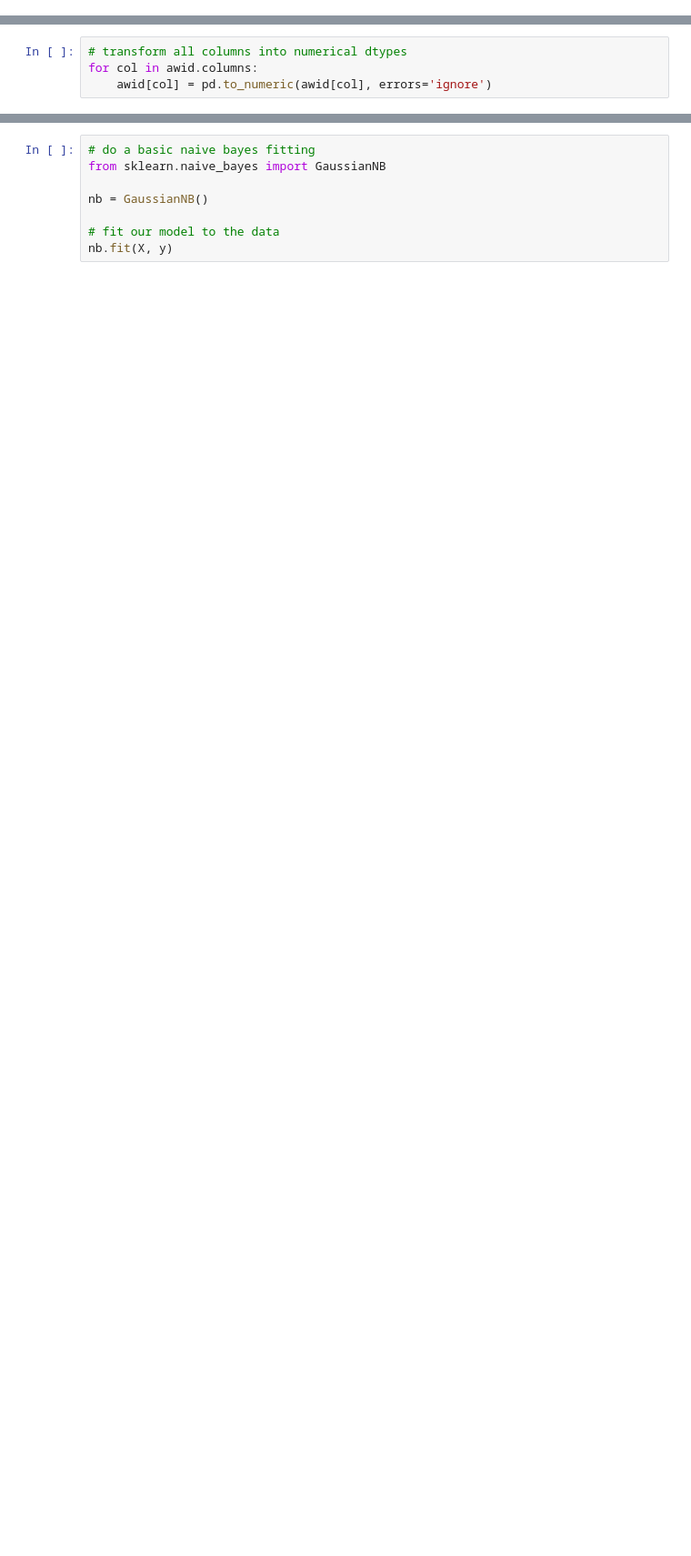
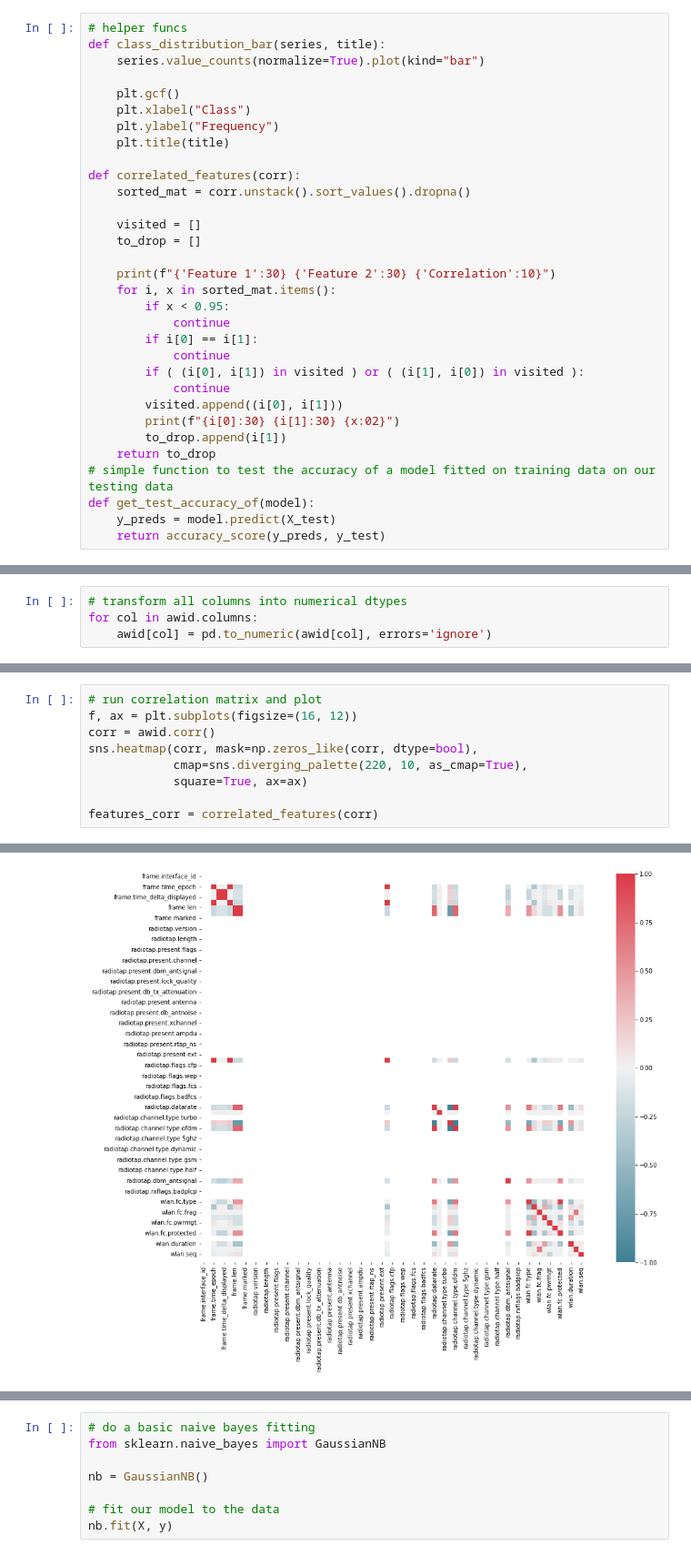
Before and after one commit to VascoRegal/ML-cybersecurity, a Jupyter notebook: main.ipynb, the cells around one changed output, grey strips where cells are left out. Shown at 91% size. Saved outputs shown, nothing was run; the diff lists cells and outputs as text; blank space fills up the shorter version.

```diff
--- a/main.ipynb
+++ b/main.ipynb
@@ -13,3 +12,35 @@ ModuleNotFoundError: No module named 'tensorflow'
+# %%
+# helper funcs
+def class_distribution_bar(series, title):
+    series.value_counts(normalize=True).plot(kind="bar")
+
+    plt.gcf()
+    plt.xlabel("Class")
+    plt.ylabel("Frequency")
+    plt.title(title)
+
+def correlated_features(corr):
+    sorted_mat = corr.unstack().sort_values().dropna()
+
+    visited = []
+    to_drop = []
+
+    print(f"{'Feature 1':30} {'Feature 2':30} {'Correlation':10}")
+    for i, x in sorted_mat.items():
+        if x < 0.95:
+            continue
+        if i[0] == i[1]:
+            continue
+        if ( (i[0], i[1]) in visited ) or ( (i[1], i[0]) in visited ):
+            continue
+        visited.append((i[0], i[1]))
+        print(f"{i[0]:30} {i[1]:30} {x:02}")
+        to_drop.append(i[1])
+    return to_drop
+# simple function to test the accuracy of a model fitted on training data on our testing data
+def get_test_accuracy_of(model):
+    y_preds = model.predict(X_test)
+    return accuracy_score(y_preds, y_test)
 # %%
 # http://icsdweb.aegean.gr/awid/features.html
 
@@ -285,0 +332,10 @@ plt.title("Class Distribution")
+# %%
+# run correlation matrix and plot
+f, ax = plt.subplots(figsize=(16, 12))
+corr = awid.corr()
+sns.heatmap(corr, mask=np.zeros_like(corr, dtype=bool),
+            cmap=sns.diverging_palette(220, 10, as_cmap=True),
+            square=True, ax=ax)
+
+features_corr = correlated_features(corr)
+# %% [output]
@@ -285,0 +350 @@ plt.title("Class Distribution")
+[figure, added]
```
Also changed, not shown: parts of 13 cells of this notebook.
